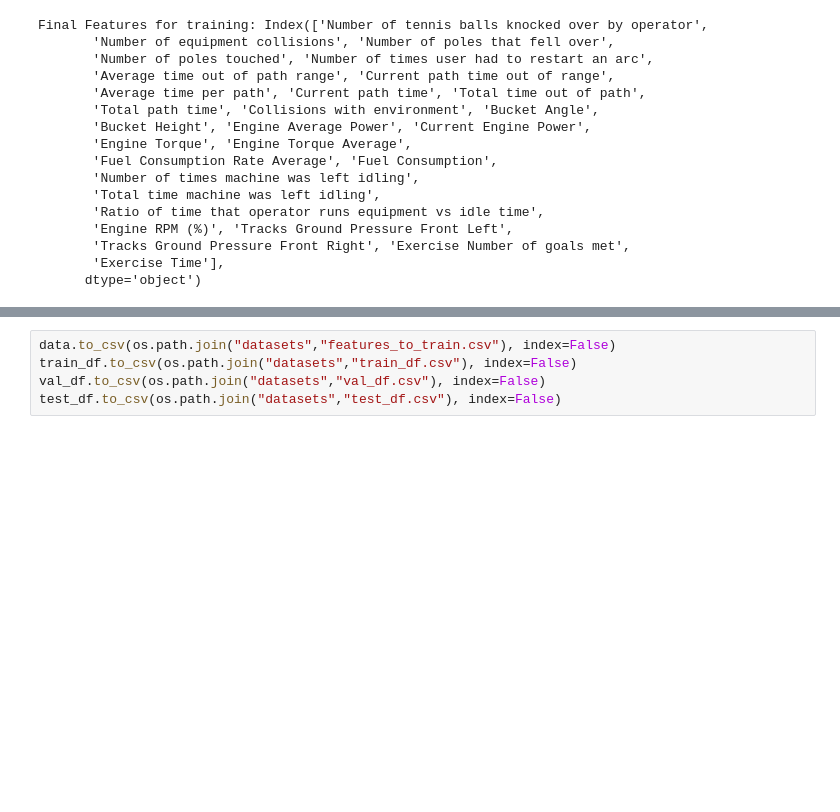
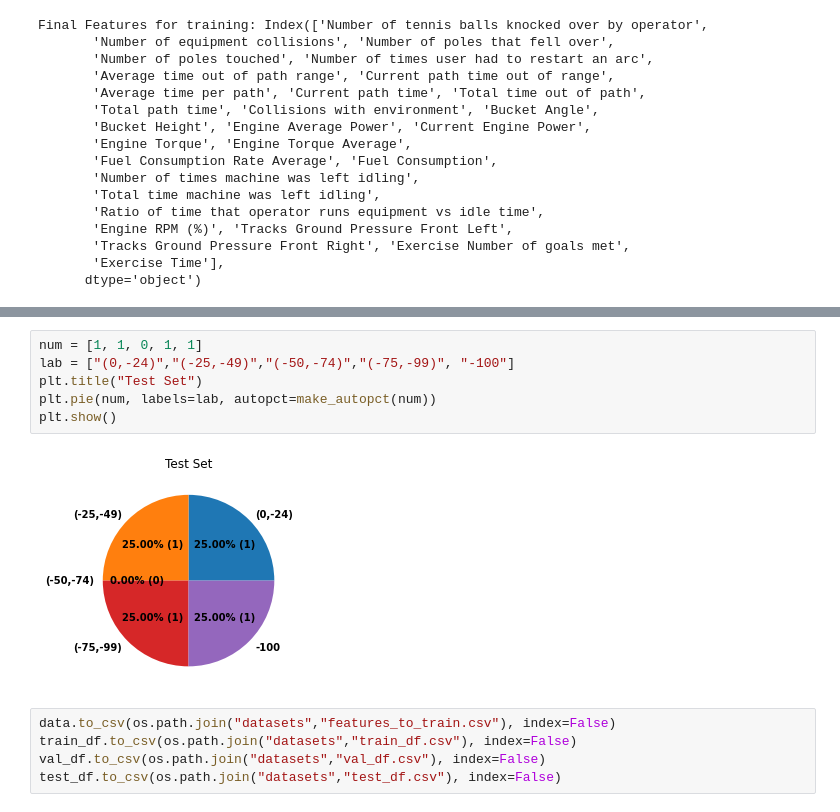
Before and after one commit to pranavAL/InvRL_Auto-Evaluate, a Jupyter notebook: EDA.ipynb, the cells around one changed output, grey strips where cells are left out. Cells and saved outputs as stored; diff of their text form; blank space fills up the shorter version.

```diff
--- a/EDA.ipynb
+++ b/EDA.ipynb
@@ -265,3 +326,11 @@ test_df = create_dataset(test_sess, test_df)
+# %%
+num = [1, 1, 0, 1, 1]
+lab = ["(0,-24)","(-25,-49)","(-50,-74)","(-75,-99)", "-100"]
+plt.title("Test Set")
+plt.pie(num, labels=lab, autopct=make_autopct(num))
+plt.show()
+# %% [output]
+[figure, added]
 # %%
 data.to_csv(os.path.join("datasets","features_to_train.csv"), index=False)
 train_df.to_csv(os.path.join("datasets","train_df.csv"), index=False)
```
Also changed, not shown: parts of 7 cells of this notebook, 21 other files.
